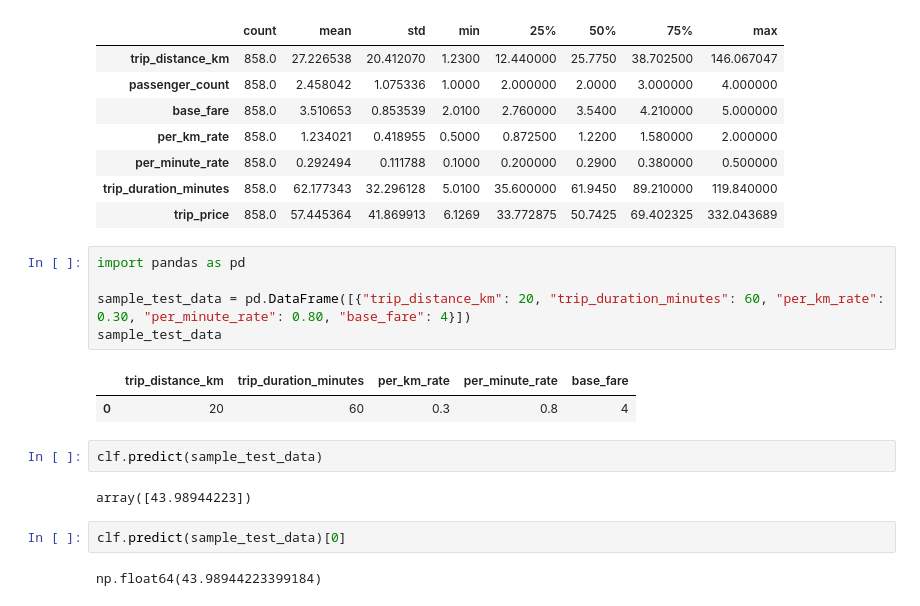
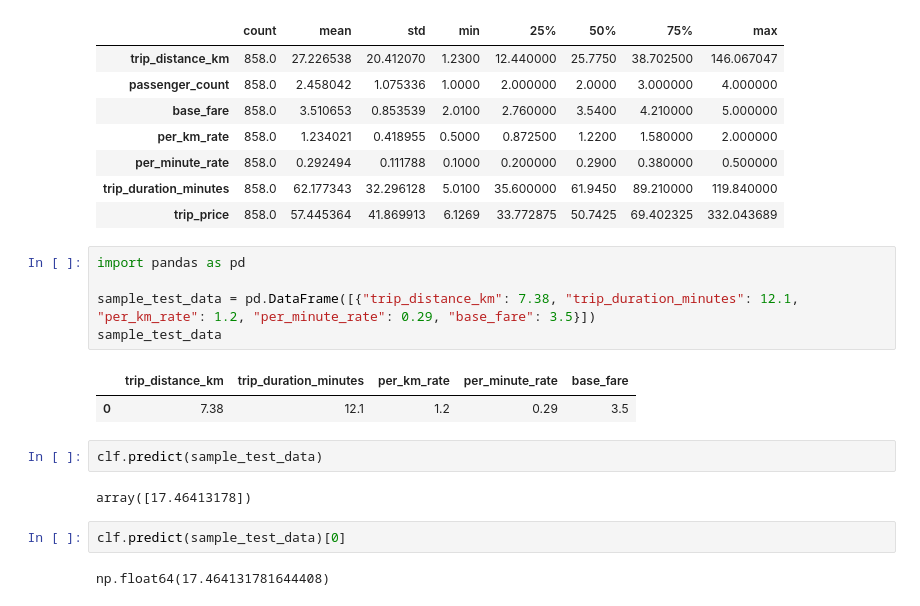
Before and after one commit to Oskara1209/taxi-prediction-fullstack-Oskar-OPA24, a Jupyter notebook: src/taxipred/backend/test_model.ipynb, the cells around one changed output. Drawn from its saved outputs; the diff is of its cells as text.

Commit message:
test ml model

```diff
--- a/src/taxipred/backend/test_model.ipynb
+++ b/src/taxipred/backend/test_model.ipynb
@@ -32,16 +32,16 @@ df.describe().T
 # %%
 import pandas as pd
 
-sample_test_data = pd.DataFrame([{"trip_distance_km": 20, "trip_duration_minutes": 60, "per_km_rate": 0.30, "per_minute_rate": 0.80, "base_fare": 4}])
+sample_test_data = pd.DataFrame([{"trip_distance_km": 7.38, "trip_duration_minutes": 12.1, "per_km_rate": 1.2, "per_minute_rate": 0.29, "base_fare": 3.5}])
 sample_test_data
 # %% [output]
 |  | trip_distance_km | trip_duration_minutes | per_km_rate | per_minute_rate | base_fare |
-| 0 | 20 | 60 | 0.3 | 0.8 | 4 |
+| 0 | 7.38 | 12.1 | 1.2 | 0.29 | 3.5 |
 # %%
 clf.predict(sample_test_data)
 # %% [output]
-array([43.98944223])
+array([17.46413178])
 # %%
 clf.predict(sample_test_data)[0]
 # %% [output]
-np.float64(43.98944223399184)
+np.float64(17.464131781644408)
```
Also changed, not shown: 1 other file.
